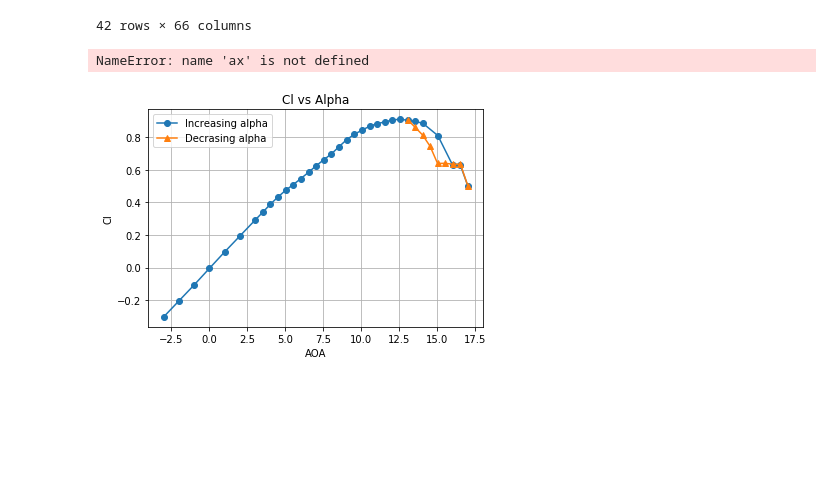
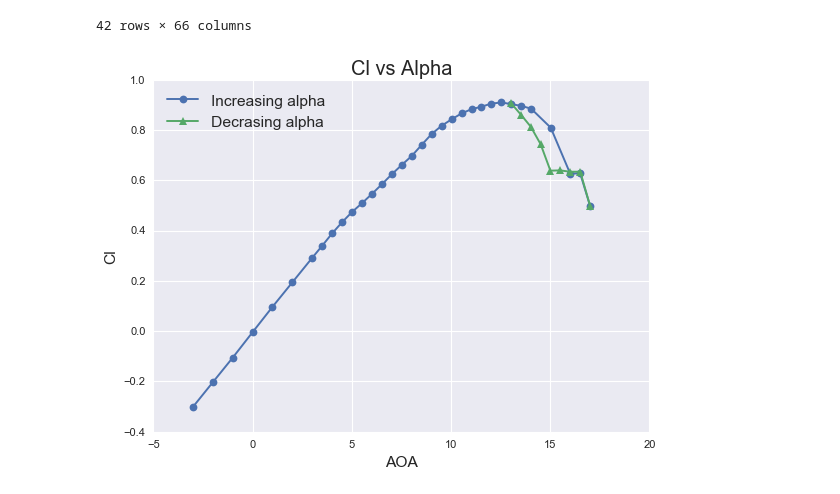
Before and after one commit to iamlucassantos/WindTunnelTest, a Jupyter notebook: PressureReader2D.ipynb, the cells around one changed output. Cells and saved outputs as stored; diff of their text form; code cells hidden in the pictures; blank space fills up the shorter version.

```diff
--- a/PressureReader2D.ipynb
+++ b/PressureReader2D.ipynb
@@ -2,6 +2,11 @@
 import numpy as np
 import pandas as pd
 import matplotlib.pyplot as plt
+plt.style.use('seaborn')
+
+plt.rc('axes', titlesize=18)     # fontsize of the axes title
+plt.rc('axes', labelsize=14)    # fontsize of the x and y labels
+plt.rc('legend', fontsize=14)    # legend fontsize
 
 data = pd.read_csv('2D_pressure\corr_test.txt', sep="\s+",usecols=range(66))
 data
@@ -27,16 +32,15 @@ data
 # %%
 plt.title('Cl vs Alpha')
 plt.plot(data['Alpha'][1:34].to_numpy(dtype='float'),data['Cl'][1:34].to_numpy(dtype='float'),  marker="o", label='Increasing alpha')
 plt.plot(data['Alpha'][33:].to_numpy(dtype='float'),data['Cl'][33:].to_numpy(dtype='float'),  marker="^", label='Decrasing alpha')
-plt.legend()
+plt.legend(loc = 0)
 plt.xlabel("AOA")
 plt.ylabel("Cl")
-plt.grid(True)
-
+# plt.grid(True)
+plt.savefig('clAlpha2.png', dpi=600)
 plt.show()
 # %% [output]
-NameError: name 'ax' is not defined
-[figure, old version]
+[figure, new version]
 # %%
 plt.title('Cd vs Cl')
 plt.plot(data['Cd'][1:].to_numpy(dtype='float'),data['Cl'][1:].to_numpy(dtype='float'),  marker="o")
```
Also changed, not shown: parts of 4 cells of this notebook.
